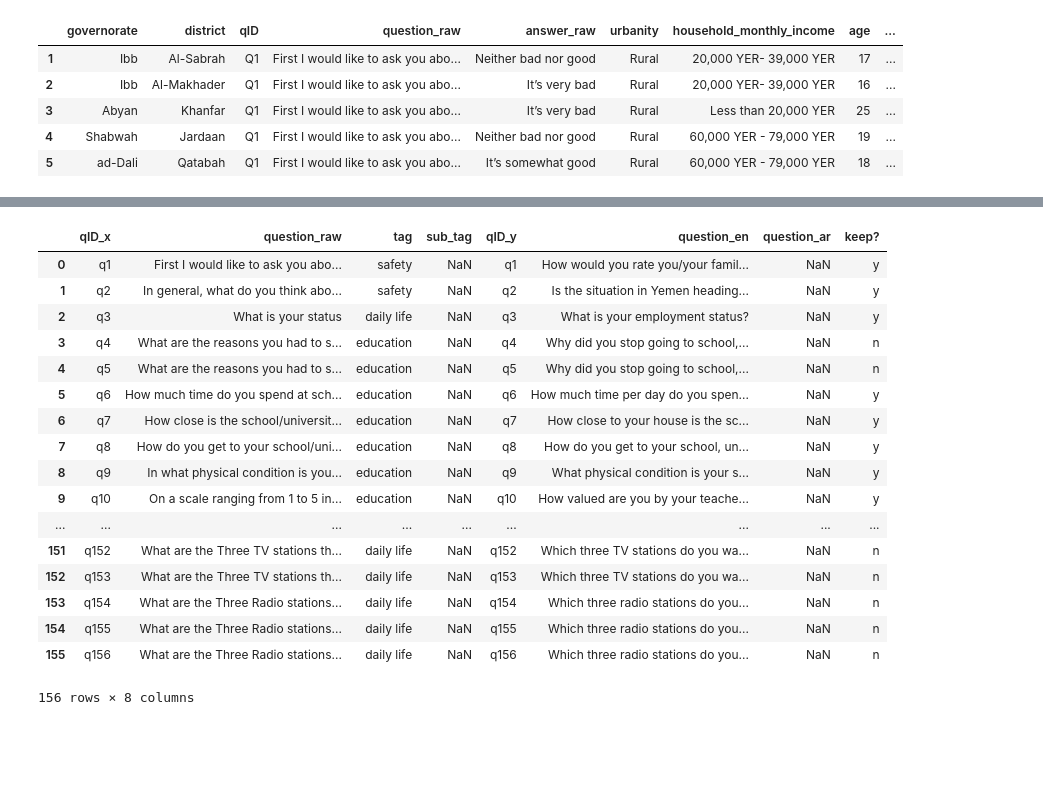
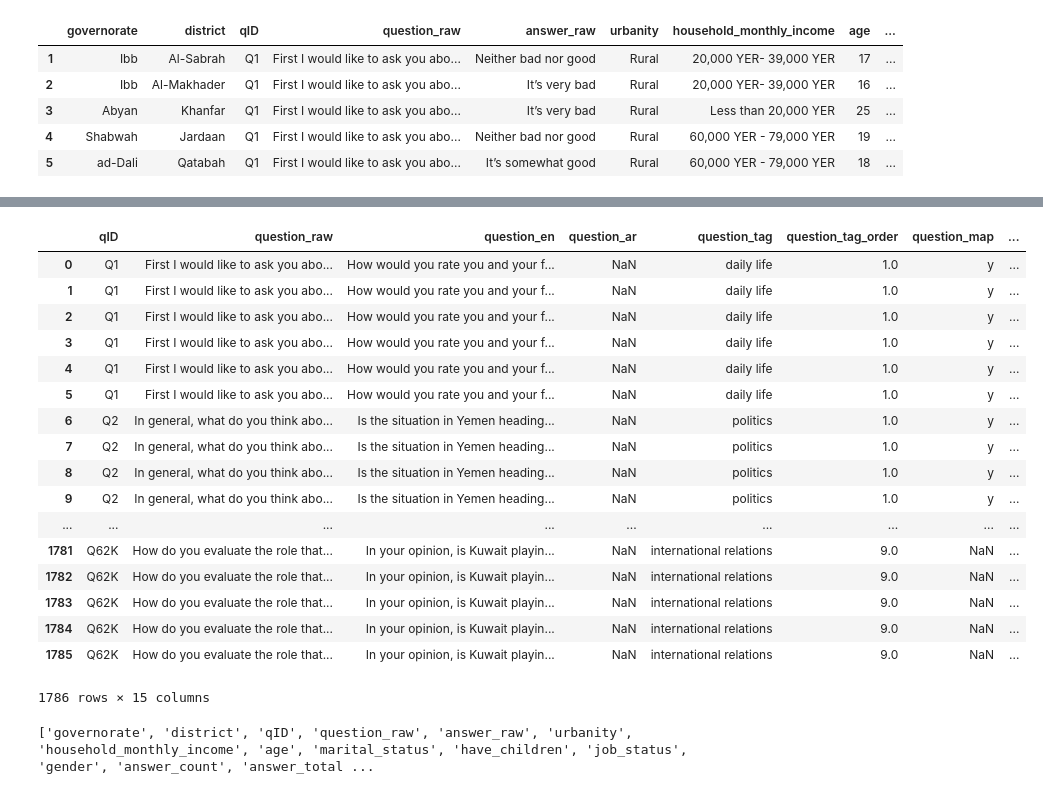
Before and after one commit to cmcenaney/ypc-data, a Jupyter notebook: 1_initial.ipynb, the cells around one changed output, grey strips where cells are left out. Drawn from its saved outputs; the diff is of its cells as text; code cells hidden in the pictures; blank space fills up the shorter version.

```diff
--- a/1_initial.ipynb
+++ b/1_initial.ipynb
@@ -144,37 +118,38 @@ df_formatted
-# %%
-xls = pd.ExcelFile('tagged.xlsx')
-tag_questions = pd.read_excel(xls, 'tag_questions')
-rewrite_questions = pd.read_excel(xls, 'rewrite_questions')
-rank_and_rewrite_answers = pd.read_excel(xls, 'rank_and_rewrite_answers')
-
-
-# questions = tag_questions.merge(rewrite_questions, on = ['question_raw', 'tag'],how = 'outer')
-# questions
-
-
-# with_tagged_questions = questions.merge(df_formatted, on = ['question_raw'], how = 'outer')
-
-
-# with_new_answers = rank_and_rewrite_answers.merge(with_tagged_questions, on = ['question_raw', 'answer_raw'], how = 'outer')
-
-# with_new_answers = with_new_answers[['question_raw', 'question_en', 'answer_raw', 'answer_en', 'rank', 'governorate', 'district', 'urbanity', 'gender', 'marital_status', 'job_status']]
-# with_new_answers
-# %% [output]
-|  | qID_x | question_raw | tag | sub_tag | qID_y | question_en | question_ar | keep? |
-| 0 | q1 | First I would like to ask you abo... | safety | NaN | q1 | How would you rate you/your famil... | NaN | y |
-| 1 | q2 | In general, what do you think abo... | safety | NaN | q2 | Is the situation in Yemen heading... | NaN | y |
-| 2 | q3 | What is your status | daily life | NaN | q3 | What is your employment status? | NaN | y |
-| 3 | q4 | What are the reasons you had to s... | education | NaN | q4 | Why did you stop going to school,... | NaN | n |
-| 4 | q5 | What are the reasons you had to s... | education | NaN | q5 | Why did you stop going to school,... | NaN | n |
-| 5 | q6 | How much time do you spend at sch... | education | NaN | q6 | How much time per day do you spen... | NaN | y |
-| 6 | q7 | How close is the school/universit... | education | NaN | q7 | How close to your house is the sc... | NaN | y |
-| 7 | q8 | How do you get to your school/uni... | education | NaN | q8 | How do you get to your school, un... | NaN | y |
-| 8 | q9 | In what physical condition is you... | education | NaN | q9 | What physical condition is your s... | NaN | y |
-| 9 | q10 | On a scale ranging from 1 to 5 in... | education | NaN | q10 | How valued are you by your teache... | NaN | y |
-| ... | ... | ... | ... | ... | ... | ... | ... | ... |
-| 151 | q152 | What are the Three TV stations th... | daily life | NaN | q152 | Which three TV stations do you wa... | NaN | n |
-| 152 | q153 | What are the Three TV stations th... | daily life | NaN | q153 | Which three TV stations do you wa... | NaN | n |
-| 153 | q154 | What are the Three Radio stations... | daily life | NaN | q154 | Which three radio stations do you... | NaN | n |
-| 154 | q155 | What are the Three Radio stations... | daily life | NaN | q155 | Which three radio stations do you... | NaN | n |
-| 155 | q156 | What are the Three Radio stations... | daily life | NaN | q156 | Which three radio stations do you... | NaN | n |
-156 rows × 8 columns
+# %%
+xls = pd.ExcelFile('tagged.xlsx')
+tagged_questions = pd.read_excel(xls, 'questions')
+tagged_answers = pd.read_excel(xls, 'answers')
+
+
+df_tagged = tagged_questions.merge(tagged_answers, on = ['qID', 'question_raw'], how = 'outer')
+df_tagged
+
+# df_final = reduce(lambda left,right: pd.merge(left,right,on=['qID', 'question_raw']), [df_formatted, tagged_questions, tagged_answers])
+# %% [output]
+|  | qID | question_raw | question_en | question_ar | question_tag | question_tag_order | question_map | ... |
+| 0 | Q1 | First I would like to ask you abo... | How would you rate you and your f... | NaN | daily life | 1.0 | y | ... |
+| 1 | Q1 | First I would like to ask you abo... | How would you rate you and your f... | NaN | daily life | 1.0 | y | ... |
+| 2 | Q1 | First I would like to ask you abo... | How would you rate you and your f... | NaN | daily life | 1.0 | y | ... |
+| 3 | Q1 | First I would like to ask you abo... | How would you rate you and your f... | NaN | daily life | 1.0 | y | ... |
+| 4 | Q1 | First I would like to ask you abo... | How would you rate you and your f... | NaN | daily life | 1.0 | y | ... |
+| 5 | Q1 | First I would like to ask you abo... | How would you rate you and your f... | NaN | daily life | 1.0 | y | ... |
+| 6 | Q2 | In general, what do you think abo... | Is the situation in Yemen heading... | NaN | politics | 1.0 | y | ... |
+| 7 | Q2 | In general, what do you think abo... | Is the situation in Yemen heading... | NaN | politics | 1.0 | y | ... |
+| 8 | Q2 | In general, what do you think abo... | Is the situation in Yemen heading... | NaN | politics | 1.0 | y | ... |
+| 9 | Q2 | In general, what do you think abo... | Is the situation in Yemen heading... | NaN | politics | 1.0 | y | ... |
+| ... | ... | ... | ... | ... | ... | ... | ... | ... |
+| 1781 | Q62K | How do you evaluate the role that... | In your opinion, is Kuwait playin... | NaN | international relations | 9.0 | NaN | ... |
+| 1782 | Q62K | How do you evaluate the role that... | In your opinion, is Kuwait playin... | NaN | international relations | 9.0 | NaN | ... |
+| 1783 | Q62K | How do you evaluate the role that... | In your opinion, is Kuwait playin... | NaN | international relations | 9.0 | NaN | ... |
+| 1784 | Q62K | How do you evaluate the role that... | In your opinion, is Kuwait playin... | NaN | international relations | 9.0 | NaN | ... |
+| 1785 | Q62K | How do you evaluate the role that... | In your opinion, is Kuwait playin... | NaN | international relations | 9.0 | NaN | ... |
+1786 rows × 15 columns
+# %%
+df_final = df_formatted.merge(df_tagged, on = ['qID', 'question_raw', 'answer_raw'], how = 'outer')
+df_final = df_final[df_final['question_keep'] == 'y']
+print(list(df_final.columns), len(list(df_final.columns)))
+
+df_final = df_final[['governorate', 'district', 'qID', 'question_raw', 'question_en', 'question_ar', 'question_tag', 'question_tag_order', 'question_type', 'question_map', 'question_scale', 'answer_raw', 'answer_en', 'answer_ar', 'answer_count', 'answer_total', 'answer_pct', 'answer_rank', 'urbanity', 'household_monthly_income', 'age', 'marital_status', 'job_status', 'gender', 'have_children']]
+df_final.to_csv('final.csv', index=False)
+# %% [output]
+['governorate', 'district', 'qID', 'question_raw', 'answer_raw', 'urbanity', 'household_monthly_income', 'age', 'marital_status', 'have_children', 'job_status', 'gender', 'answer_count', 'answer_total ...
```
Also changed, not shown: parts of 3 cells of this notebook, 1 other file.
